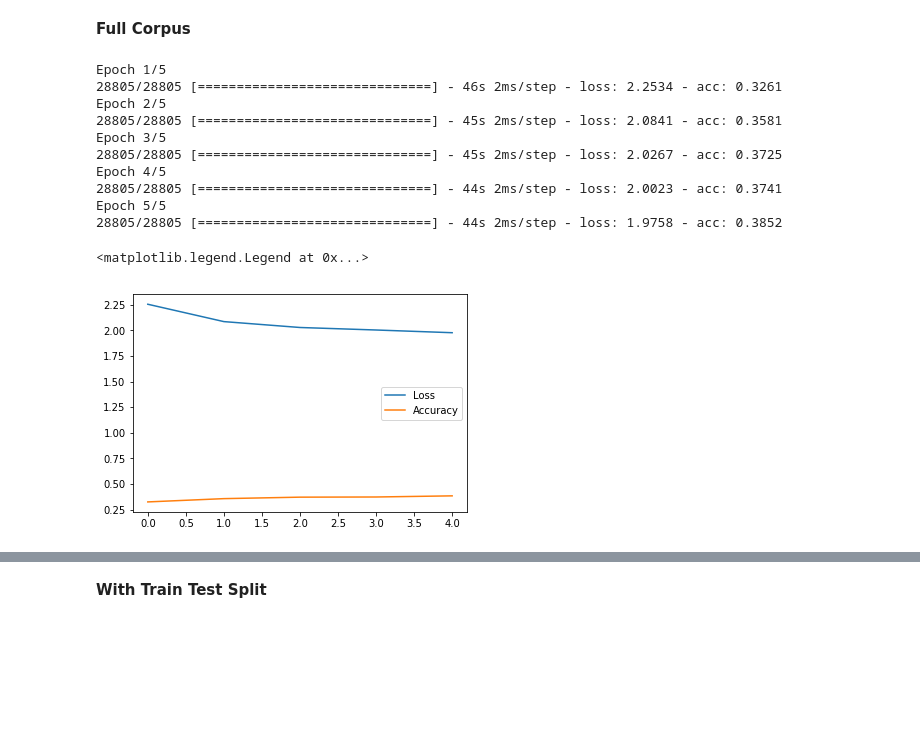
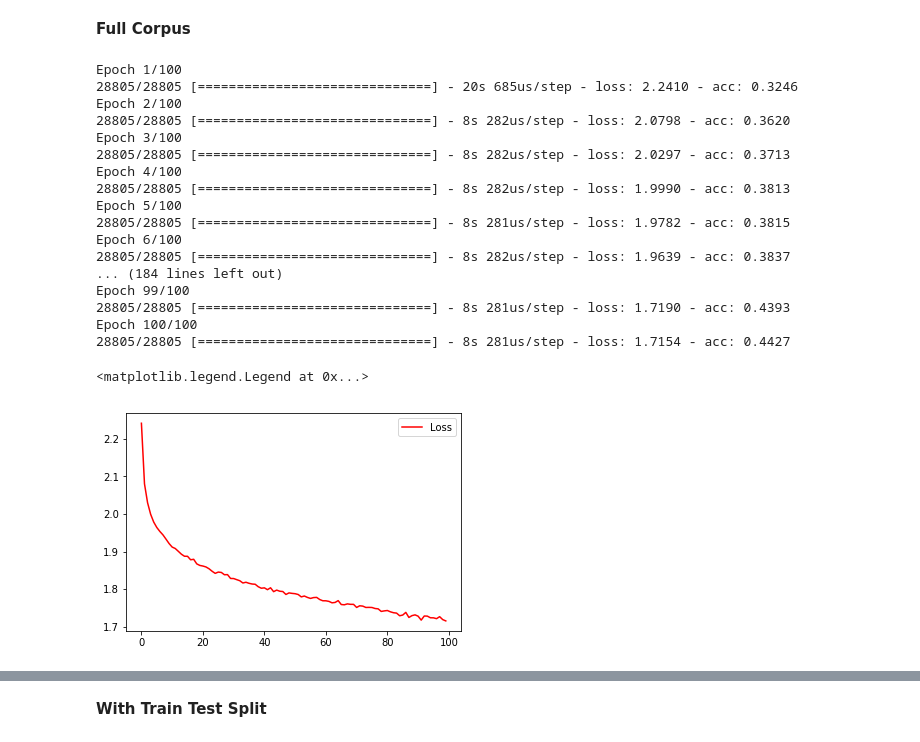
Before and after one commit to twludlow/ga_dsi_capstone, a Jupyter notebook: Ludlow Capstone - 05 Feature Engineering for RNN.ipynb, the cells around one changed output, grey strips where cells are left out. Drawn from its saved outputs; the diff is of its cells as text; code cells hidden in the pictures; blank space fills up the shorter version.

```diff
--- a/Ludlow Capstone - 05 Feature Engineering for RNN.ipynb
+++ b/Ludlow Capstone - 05 Feature Engineering for RNN.ipynb
@@ -221,7 +234,7 @@ X_test_sc = ss.transform(X_test)
 dropout_pct = .25
 dense_1_nodes = 128
 dense_2_nodes = 64
-epochs = 5
+epochs = 100
 # %% [markdown]
 **Full Corpus**
 # %%
@@ -243,22 +256,27 @@ history_full = model_full.fit(X_sc, y_cat,
                               batch_size=None,
                               callbacks=[early_stop_full])
 # %% [output]
-Epoch 1/5
-28805/28805 [==============================] - 46s 2ms/step - loss: 2.2534 - acc: 0.3261
-Epoch 2/5
-28805/28805 [==============================] - 45s 2ms/step - loss: 2.0841 - acc: 0.3581
-Epoch 3/5
-28805/28805 [==============================] - 45s 2ms/step - loss: 2.0267 - acc: 0.3725
-Epoch 4/5
-28805/28805 [==============================] - 44s 2ms/step - loss: 2.0023 - acc: 0.3741
-Epoch 5/5
-28805/28805 [==============================] - 44s 2ms/step - loss: 1.9758 - acc: 0.3852
+Epoch 1/100
+28805/28805 [==============================] - 20s 685us/step - loss: 2.2410 - acc: 0.3246
+Epoch 2/100
+28805/28805 [==============================] - 8s 282us/step - loss: 2.0798 - acc: 0.3620
+Epoch 3/100
+28805/28805 [==============================] - 8s 282us/step - loss: 2.0297 - acc: 0.3713
+Epoch 4/100
+28805/28805 [==============================] - 8s 282us/step - loss: 1.9990 - acc: 0.3813
+Epoch 5/100
+28805/28805 [==============================] - 8s 281us/step - loss: 1.9782 - acc: 0.3815
+Epoch 6/100
+28805/28805 [==============================] - 8s 282us/step - loss: 1.9639 - acc: 0.3837
+... (184 lines left out)
+Epoch 99/100
+28805/28805 [==============================] - 8s 281us/step - loss: 1.7190 - acc: 0.4393
+Epoch 100/100
+28805/28805 [==============================] - 8s 281us/step - loss: 1.7154 - acc: 0.4427
 # %%
 loss_vals = history_full.history['loss']
-acc_vals = history_full.history['acc']
-plt.plot(loss_vals, label='Loss')
-plt.plot(acc_vals, label='Accuracy')
+plt.plot(loss_vals, label='Loss', c='r')
 plt.legend()
 # %% [output]
 <matplotlib.legend.Legend at 0x...>
-[figure, old version]
+[figure, new version]
```
Also changed, not shown: parts of 27 cells of this notebook, 5 other files.
